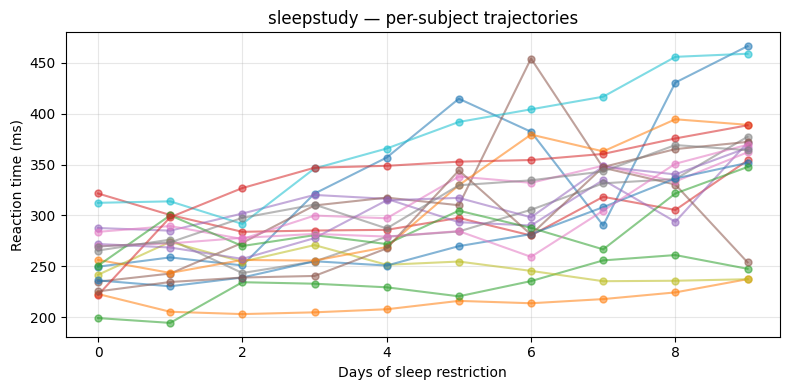
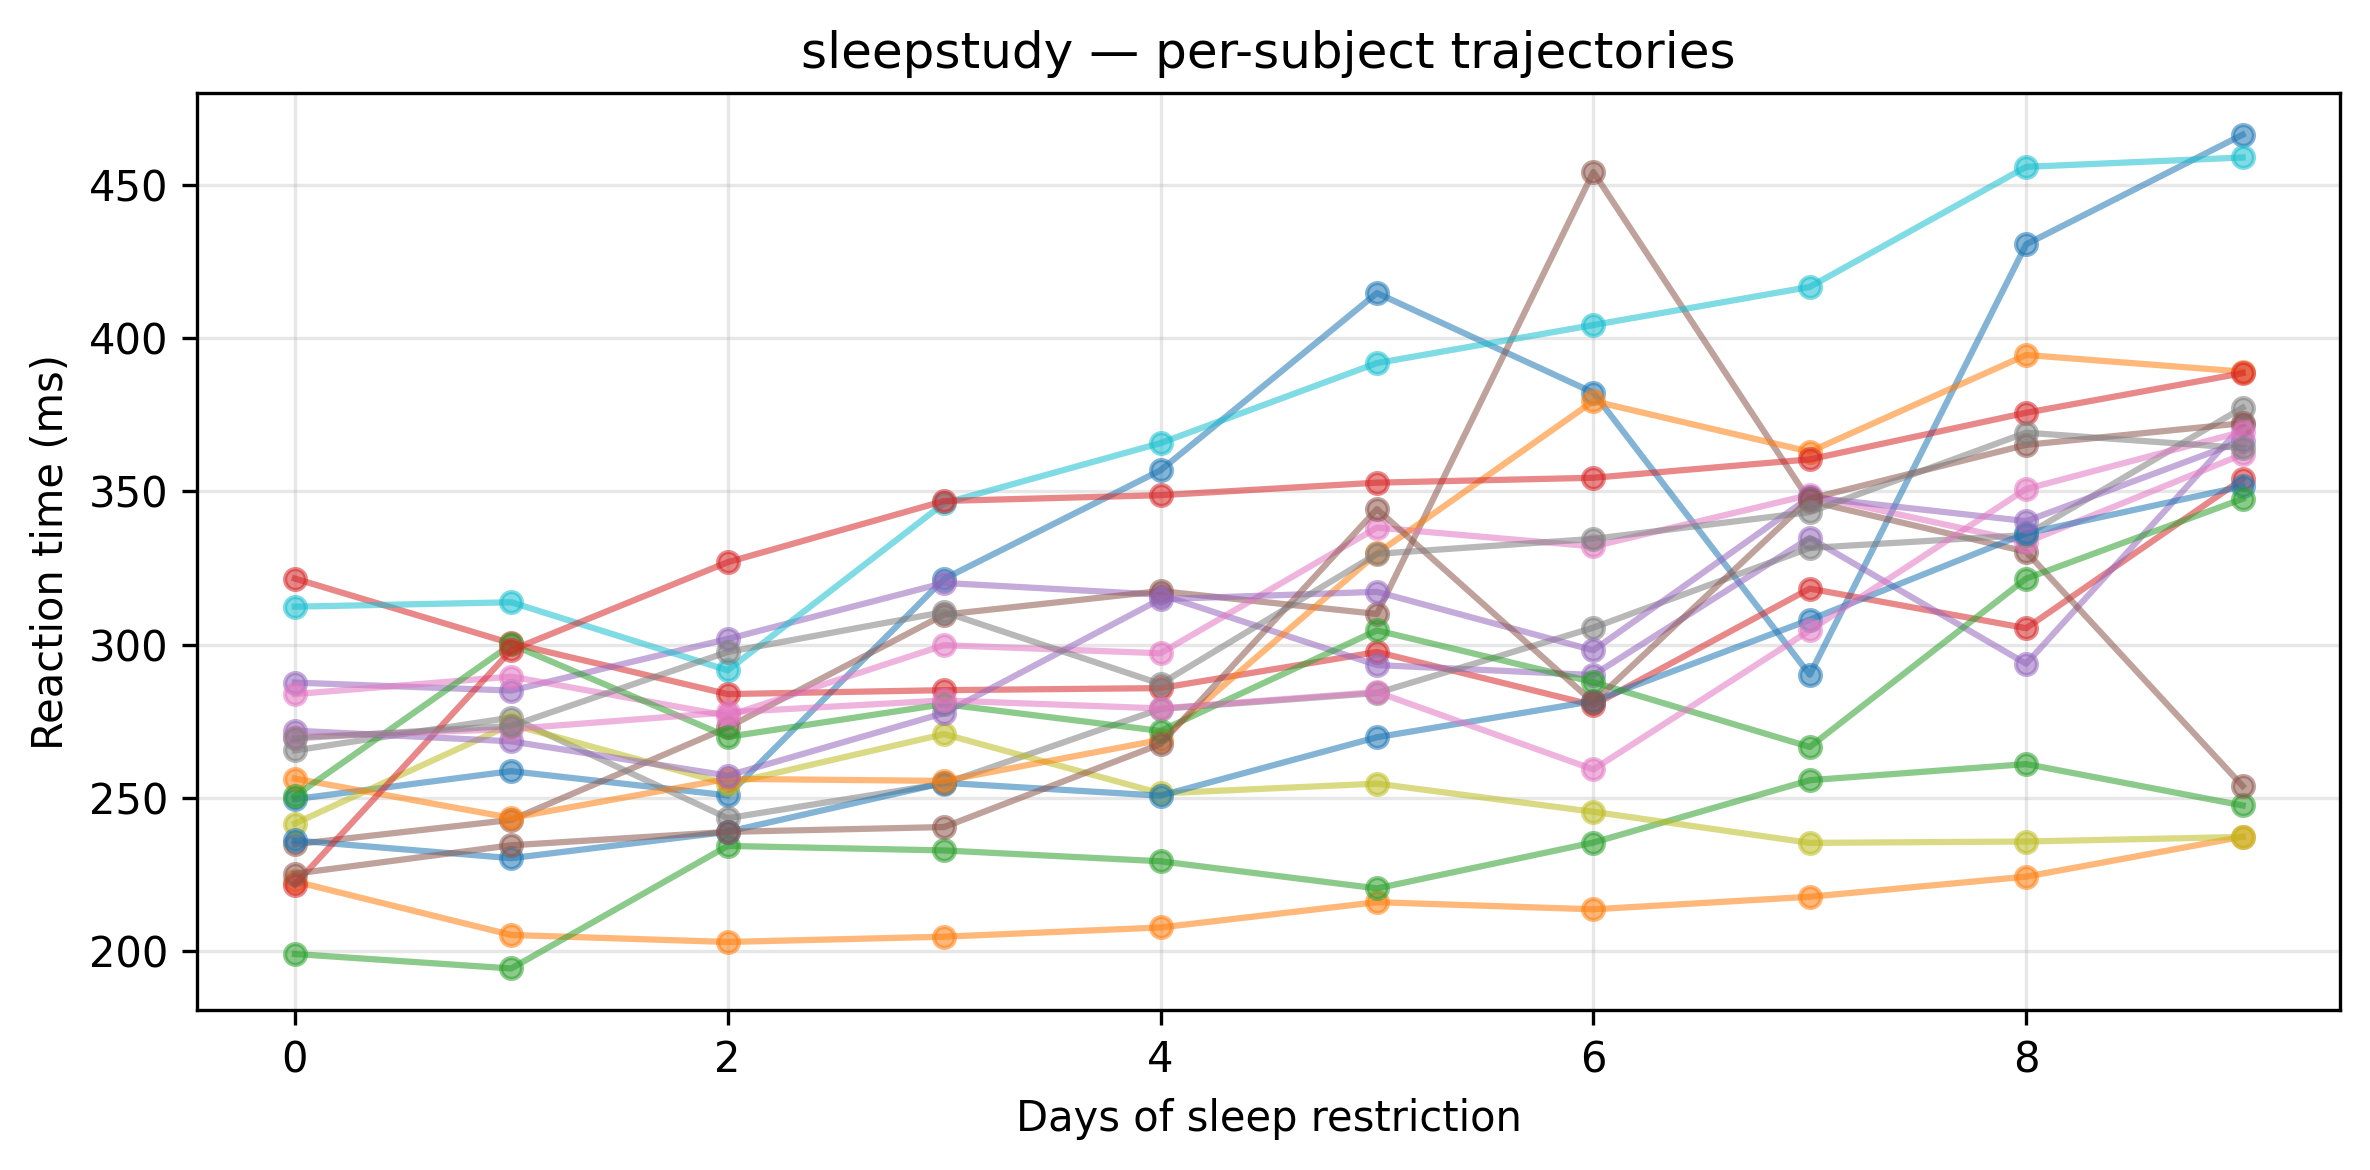
Unified diff of the notebook cell whose output changed from the first chart to the second:
--- before
+++ after
@@ -1,3 +1,5 @@
-fig, ax = plt.subplots(figsize=(8, 4))
+df = pd.read_parquet('../metabeta/datasets/from-r/parquet/sleep.parquet')
+
+fig, ax = plt.subplots(figsize=(8, 4), dpi=300)
 for _, grp in df.groupby('group'):
     ax.plot(grp['Days'], grp['y'], 'o-', alpha=0.55, lw=1.5, ms=5)

Commit: clean up